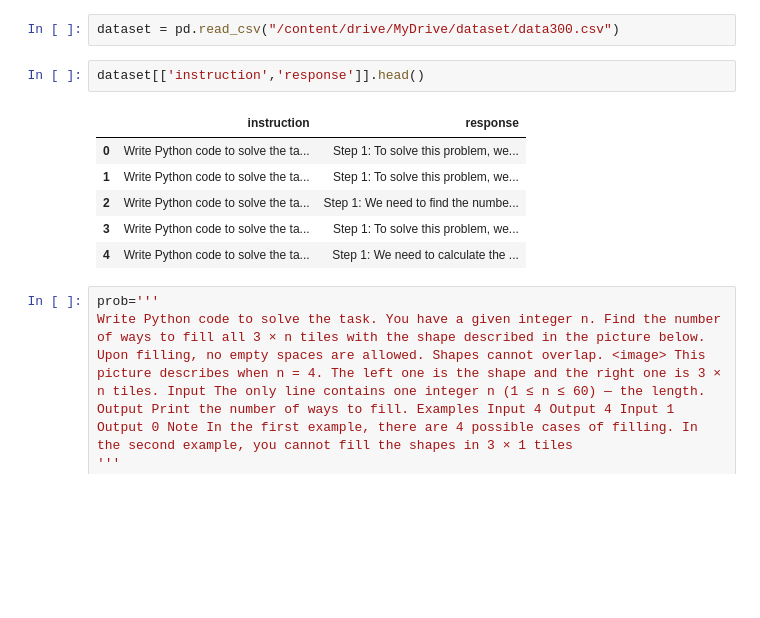
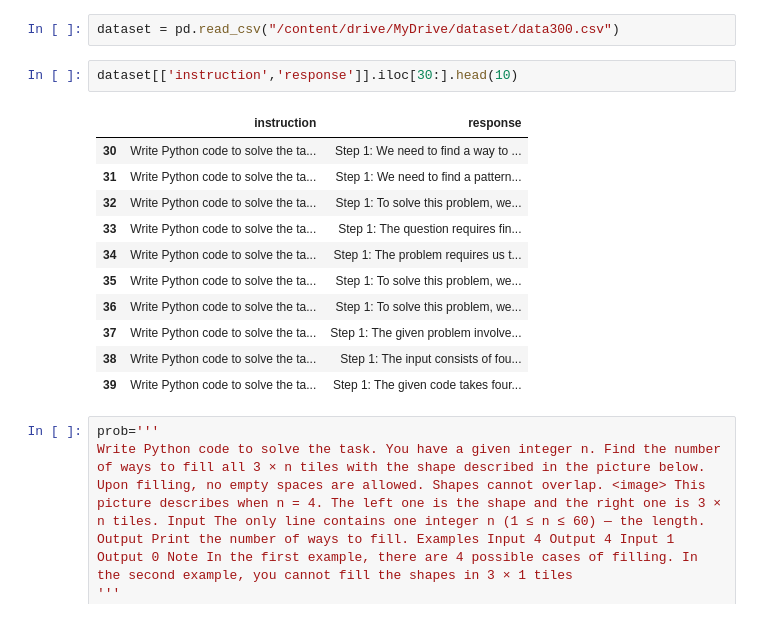
Before and after one commit to SIVASKANDAN-P/PYTHON-CODE-HINT, a Jupyter notebook: untitled8.ipynb, the cells around one changed output. Cells and saved outputs as stored; diff of their text form; blank space fills up the shorter version.

```diff
--- a/untitled8.ipynb
+++ b/untitled8.ipynb
@@ -963,13 +963,18 @@ print(response)
 # %%
 dataset = pd.read_csv("/content/drive/MyDrive/dataset/data300.csv")
 # %%
-dataset[['instruction','response']].head()
+dataset[['instruction','response']].iloc[30:].head(10)
 # %% [output]
 |  | instruction | response |
-| 0 | Write Python code to solve the ta... | Step 1: To solve this problem, we... |
-| 1 | Write Python code to solve the ta... | Step 1: To solve this problem, we... |
-| 2 | Write Python code to solve the ta... | Step 1: We need to find the numbe... |
-| 3 | Write Python code to solve the ta... | Step 1: To solve this problem, we... |
-| 4 | Write Python code to solve the ta... | Step 1: We need to calculate the ... |
+| 30 | Write Python code to solve the ta... | Step 1: We need to find a way to ... |
+| 31 | Write Python code to solve the ta... | Step 1: We need to find a pattern... |
+| 32 | Write Python code to solve the ta... | Step 1: To solve this problem, we... |
+| 33 | Write Python code to solve the ta... | Step 1: The question requires fin... |
+| 34 | Write Python code to solve the ta... | Step 1: The problem requires us t... |
+| 35 | Write Python code to solve the ta... | Step 1: To solve this problem, we... |
+| 36 | Write Python code to solve the ta... | Step 1: To solve this problem, we... |
+| 37 | Write Python code to solve the ta... | Step 1: The given problem involve... |
+| 38 | Write Python code to solve the ta... | Step 1: The input consists of fou... |
+| 39 | Write Python code to solve the ta... | Step 1: The given code takes four... |
 # %%
 prob='''
```
Also changed, not shown: parts of 3 cells of this notebook.
